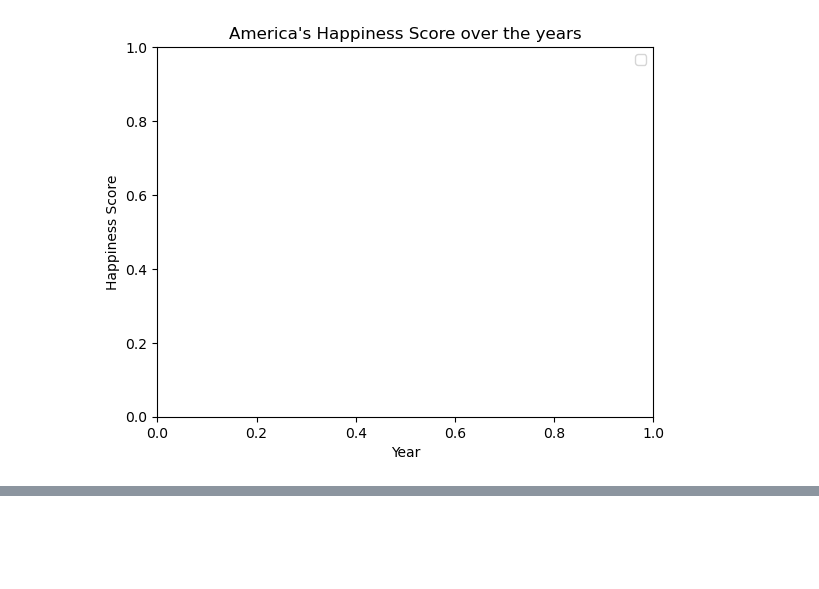
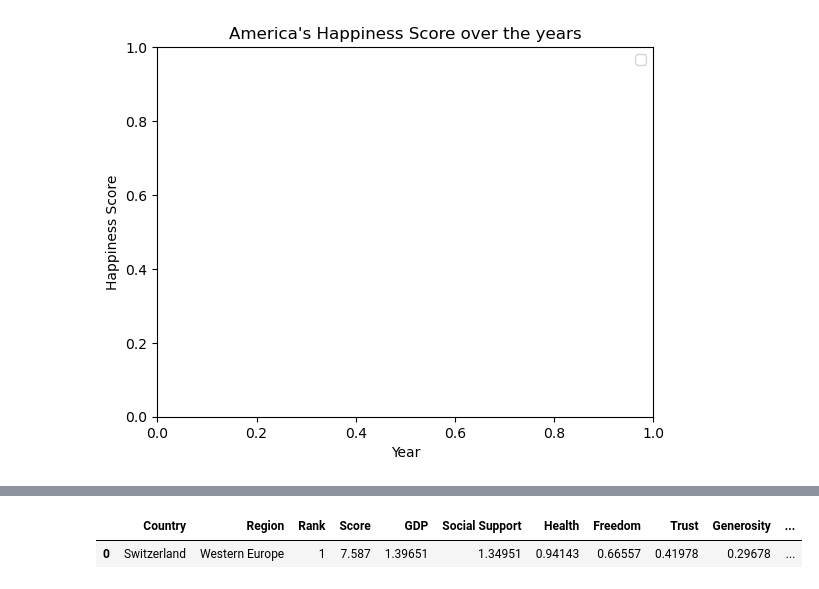
Before and after one commit to cjensen93/WorldHappinesReport, a Jupyter notebook: report.ipynb, the cells around one changed output, grey strips where cells are left out. Saved outputs shown, nothing was run; the diff lists cells and outputs as text; code cells hidden in the pictures; blank space fills up the shorter version.

```diff
--- a/report.ipynb
+++ b/report.ipynb
@@ -851,0 +834,8 @@ wh_dfs['2022'].style.apply(highlight_max)
+# %%
+# happiest each year
+
+top = wh_dfs['2015'].sort_values(by='Rank', ascending=True)[:1]
+top
+# %% [output]
+|  | Country | Region | Rank | Score | GDP | Social Support | Health | Freedom | Trust | Generosity | ... |
+| 0 | Switzerland | Western Europe | 1 | 7.587 | 1.39651 | 1.34951 | 0.94143 | 0.66557 | 0.41978 | 0.29678 | ... |
```
Also changed, not shown: parts of 2 cells of this notebook.
